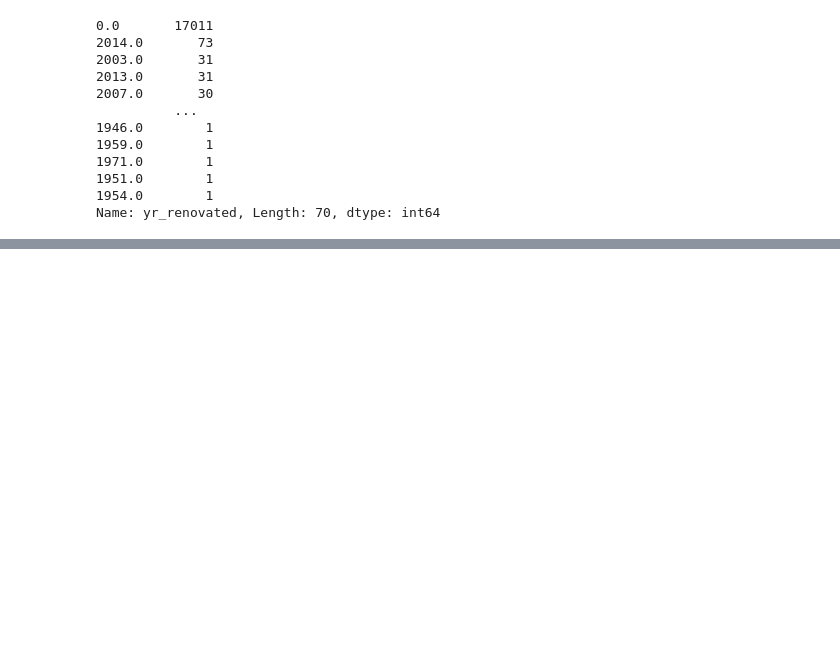
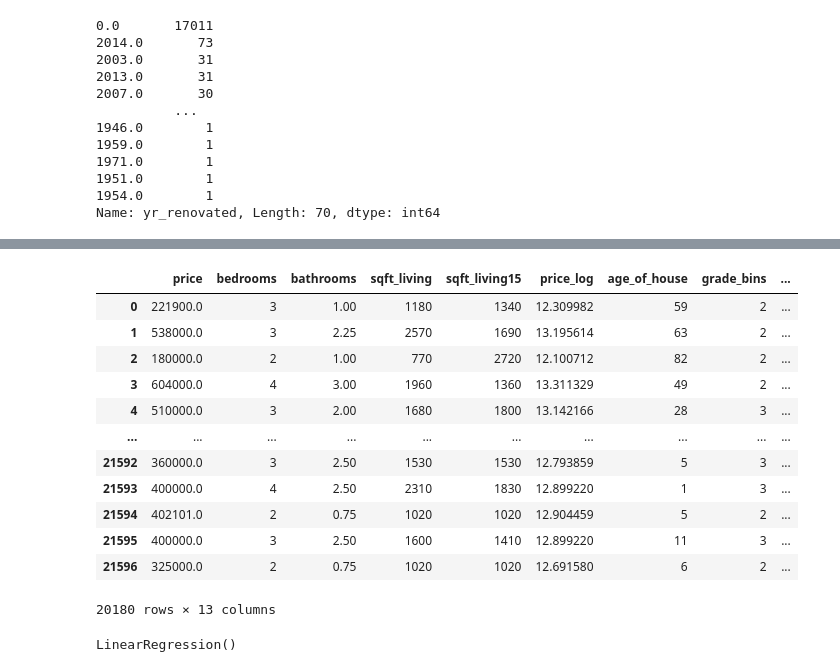
Before and after one commit to qsou/bsc-phase-two-project, a Jupyter notebook: notebooks/exploratory/bobbyexplore/Bobby_work.ipynb, the cells around one changed output, grey strips where cells are left out. Cells and saved outputs as stored; diff of their text form; code cells hidden in the pictures; blank space fills up the shorter version.

```diff
--- a/notebooks/exploratory/bobbyexplore/Bobby_work.ipynb
+++ b/notebooks/exploratory/bobbyexplore/Bobby_work.ipynb
@@ -439,0 +512,5 @@ Name: price_log, dtype: float64
+# %%
+ohe=OneHotEncoder(sparse=False)
+ohe.fit(slimdf[['grade_bins']])
+slimdfohe = pd.DataFrame(ohe.transform(slimdf[['grade_bins']]), columns = ohe.get_feature_names())
+slimdfohe
@@ -439,0 +531,2 @@ Name: price_log, dtype: float64
+# %%
+slimdfohe.columns = slimdfohe.columns.str.replace('x0','grade_bin')
@@ -439,0 +567,2 @@ Name: price_log, dtype: float64
+# %%
+slimdf=slimdf[np.abs(stats.zscore(slimdf['price'])) < 3]
@@ -439,0 +589,18 @@ Name: price_log, dtype: float64
+# %%
+originalmodeldf= slimdf.drop(['id', 'date','year_sold','yr_built','bath-bed','floors','house_to_hood','lat','view','sqft_living_log','grade'], axis=1)
+# %%
+originalmodeldf
+# %% [output]
+|  | price | bedrooms | bathrooms | sqft_living | sqft_living15 | price_log | age_of_house | grade_bins | ... |
+| 0 | 221900.0 | 3 | 1.00 | 1180 | 1340 | 12.309982 | 59 | 2 | ... |
+| 1 | 538000.0 | 3 | 2.25 | 2570 | 1690 | 13.195614 | 63 | 2 | ... |
+| 2 | 180000.0 | 2 | 1.00 | 770 | 2720 | 12.100712 | 82 | 2 | ... |
+| 3 | 604000.0 | 4 | 3.00 | 1960 | 1360 | 13.311329 | 49 | 2 | ... |
+| 4 | 510000.0 | 3 | 2.00 | 1680 | 1800 | 13.142166 | 28 | 3 | ... |
+| ... | ... | ... | ... | ... | ... | ... | ... | ... | ... |
+| 21592 | 360000.0 | 3 | 2.50 | 1530 | 1530 | 12.793859 | 5 | 3 | ... |
+| 21593 | 400000.0 | 4 | 2.50 | 2310 | 1830 | 12.899220 | 1 | 3 | ... |
+| 21594 | 402101.0 | 2 | 0.75 | 1020 | 1020 | 12.904459 | 5 | 2 | ... |
+| 21595 | 400000.0 | 3 | 2.50 | 1600 | 1410 | 12.899220 | 11 | 3 | ... |
+| 21596 | 325000.0 | 2 | 0.75 | 1020 | 1020 | 12.691580 | 6 | 2 | ... |
+20180 rows × 13 columns
@@ -439,0 +612,5 @@ Name: price_log, dtype: float64
+# %%
+model = LinearRegression()
+model.fit(X_train, y_train)
+# %% [output]
+LinearRegression()
```
Also changed, not shown: parts of 30 cells of this notebook.
